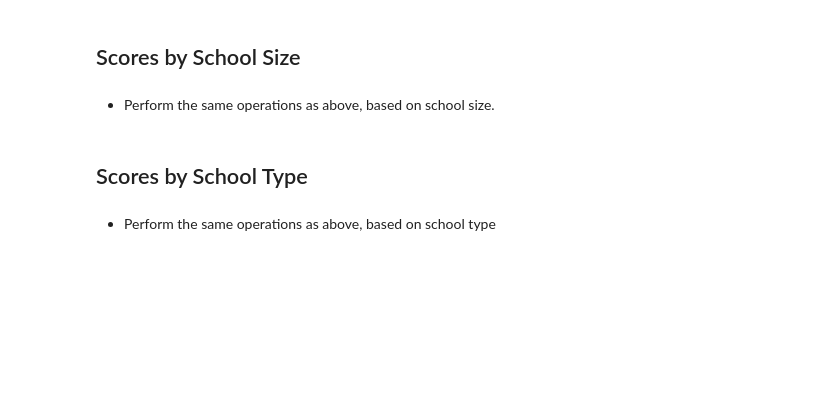
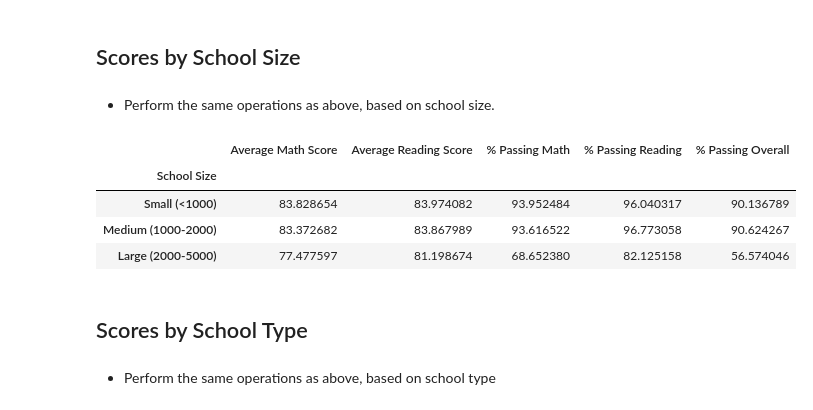
Before and after one commit to PDistasi/pandas-challenge, a Jupyter notebook: PyCitySchools/PyCitySchools.ipynb, the cells around one changed output. Drawn from its saved outputs; the diff is of its cells as text; code cells hidden in the pictures; blank space fills up the shorter version.

```diff
--- a/PyCitySchools/PyCitySchools.ipynb
+++ b/PyCitySchools/PyCitySchools.ipynb
@@ -271,6 +393,44 @@ school_summary_df.sort_values("% Passing Overall", ascending = True).head()
 ## Scores by School Size
 # %% [markdown]
 * Perform the same operations as above, based on school size.
+# %%
+#Use the following code to bin the school_summary_df
+size_bins = [0, 1000, 2000, 5000]
+sizes = ["Small (<1000)", "Medium (1000-2000)", "Large (2000-5000)"]
+school_data_complete["size_bins"] = pd.cut(school_data_complete["size"], size_bins, labels = sizes)
+#Grouby size
+by_size = school_data_complete.groupby("size_bins")
+# %%
+#Copy prior calculations and change groupby variables
+average_math_persize = by_size["math_score"].mean()
+average_reading_persize = by_size["reading_score"].mean()
+passing_math_percent_persize = school_data_complete[school_data_complete[
+    "math_score"] >= 70].groupby("size_bins")["Student ID"].count() / by_size["Student ID"].count() * 100
+
+passing_read_percent_persize = school_data_complete[school_data_complete[
+    "reading_score"] >= 70].groupby("size_bins")["Student ID"].count() / by_size["Student ID"].count() * 100
+
+percent_passing_both_persize = school_data_complete[(school_data_complete["math_score"] >= 70
+                                                    )& (school_data_complete["reading_score"] >= 70)].groupby(
+                                            "size_bins")["Student ID"].count() / by_size["Student ID"].count() * 100
+# percent_passing_both_persize
+# %%
+#Create DataFrame
+size_summary_df = pd.DataFrame({"Average Math Score" : average_math_persize,
+                                      "Average Reading Score" : average_reading_persize,
+                                      "% Passing Math" : passing_math_percent_persize,
+                                      "% Passing Reading" : passing_read_percent_persize,
+                                      "% Passing Overall" : percent_passing_both_persize})
+#Set Index to Total Students
+size_summary_df.index.name = "School Size"
+#Voila!
+size_summary_df
+# %% [output]
+|  | Average Math Score | Average Reading Score | % Passing Math | % Passing Reading | % Passing Overall |
+| School Size |  |  |  |  |  |
+| Small (<1000) | 83.828654 | 83.974082 | 93.952484 | 96.040317 | 90.136789 |
+| Medium (1000-2000) | 83.372682 | 83.867989 | 93.616522 | 96.773058 | 90.624267 |
+| Large (2000-5000) | 77.477597 | 81.198674 | 68.652380 | 82.125158 | 56.574046 |
 # %% [markdown]
 ## Scores by School Type
 # %% [markdown]
```
Also changed, not shown: parts of 17 cells of this notebook, 1 other file.
